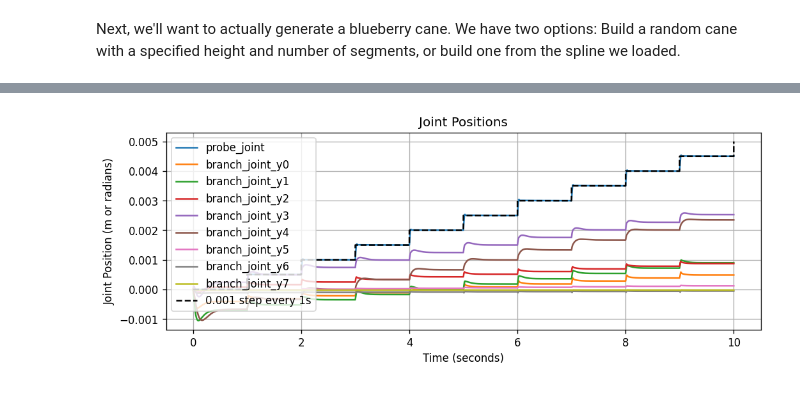
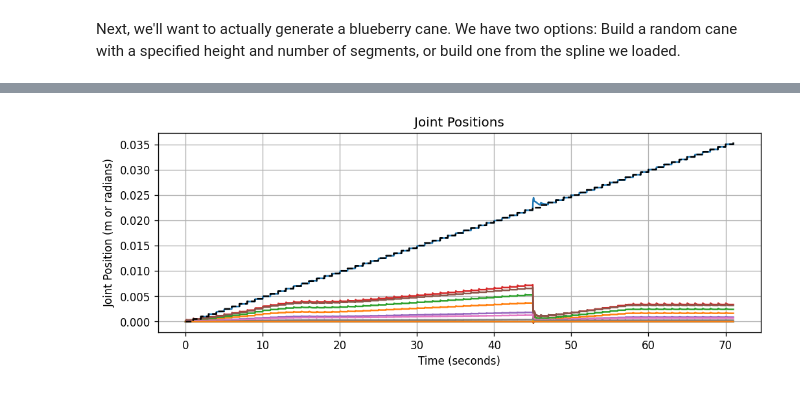
Before and after one commit to Intelligent-Machines-and-Materials-Lab/MuJoCoBlueberryModeling, a Jupyter notebook: src/branchSim.ipynb, the cells around one changed output, grey strips where cells are left out. Drawn from its saved outputs; the diff is of its cells as text; code cells hidden in the pictures.

```diff
--- a/src/branchSim.ipynb
+++ b/src/branchSim.ipynb
@@ -61,9 +63,9 @@ First, let's get the information we need from a real world blueberry cane.
 # %%
 USING_CLOUDCOMPARE = True
 USING_SPLINE = False
-BUSH_NUM = 1
-BRANCH_NUM = 1
-TRIAL_NUM = 1
+BUSH_NUM = 9
+BRANCH_NUM = 3
+TRIAL_NUM = 2
 
 if USING_CLOUDCOMPARE:
     segs_mm = splineconverter.segment_curve_from_cloudcompare('../data/ccCurves/B' + str(BUSH_NUM) + '_branch' + str(BRANCH_NUM) + '_smoothpolyline_minbb.txt',
@@ -462,12 +472,13 @@ class CaneEditor():
         """
         data = mujoco.MjData(self.model)
         data.qpos[:] = pos
-        with mujoco.Renderer(self.model) as renderer:
+        with mujoco.Renderer(self.model, height=480, width=640) as renderer:
             mujoco.mj_forward(self.model, data)
             renderer.update_scene(data)
             # cam = renderer.scene.camera[0]
             # print(f"Default camera position: {cam.pos}")
             media.show_image(renderer.render())
+
 
     def show_model_at_pos_with_camera(self, pos, cam_id=0):
         """
@@ -574,6 +585,12 @@ distance along branch to probe site: 0.011 m
 [interactive output not drawn]
 [interactive output not drawn]
 # %%
+# import forces from csv
+filename = "bush_" + str(BUSH_NUM) + "_branch_" + str(BRANCH_NUM) + "_trial_" + str(TRIAL_NUM) + ".csv"
+pushdata = pd.read_csv('../data/cropped_push_data/' + filename)
+TRIAL_LENGTH = pushdata.shape[0]
+print(f"Loaded push data from {filename} with {TRIAL_LENGTH} rows.")
+
 # initialize the state of the simulation
 data = mujoco.MjData(model)
 data.qpos[:] = zero_pos  # set the initial position to the initial contact point]
@@ -582,17 +599,18 @@ FRAMERATE = 60      # Frames per second for rendering
 # data.qpos[0] = init_probe_x  # set the initial position of the probe
 # init_probe_pos = contact_qpos[0]
 
-pid = PID(Kp=3000,Ki=500, Kd=350, output_limits=(-10, 50)) # with a feedforward controller
+pid = PID(Kp=3000,Ki=500, Kd=400, output_limits=(-10, 50)) # with a feedforward controller
 # pid = PID(Kp=150,Ki=20, Kd=10, output_limits=(-10, 50)) # without a feedforward controller
 
 # simulation-specific settings
-model.opt.timestep = .000005
+# model.opt.timestep = .000005
+model.opt.timestep = .00001
 model.opt.integrator = mujoco.mjtIntegrator.mjINT_IMPLICIT
 model.opt.solver = mujoco.mjtSolver.mjSOL_NEWTON
 model.opt.iterations = 150
 model.opt.tolerance = 1e-9
 
-DURATION = 10
+DURATION = TRIAL_LENGTH
 datacap_rate = 100 # Hz
 CTRL_POS = 0 # 1 mm
 pid.setpoint = 0
@@ -604,6 +622,9 @@ timevals = []
 posvals = []
 velvals = []
 forcevals = []
+pre_control_timevals = []
+pre_control_forcevals = []
+pre_control_posvals = []
 contact_x_forces = []
 frames_stepped = []
 
@@ -613,6 +634,9 @@ with mujoco.Renderer(model, width=640, height=480) as renderer:
   while data.time < DURATION:
     if time_since_last_ctrl_update >= CTRL_POS_UPDATE_RATE:
       time_since_last_ctrl_update = 0.0
+      pre_control_timevals.append(data.time)
+      pre_control_forcevals.append(data.actuator_force.copy())
+      pre_control_posvals.append(data.qpos.copy())
       CTRL_POS += 0.0005  # increase setpoint by 0.5 mm every update
       pid.setpoint = CTRL_POS
       # pid._integral = 0.0  # reset integral term to avoid windup
@@ -714,33 +740,33 @@ fig, ax = plt.subplots(figsize=figsize, dpi=dpi)
 pos_array = np.array(posvals)  # shape: (timesteps, njnt)
   # shape: (timesteps, njnt)
 for j in range(model.njnt):
     # Get joint name using the MuJoCo API
     joint_name = model.joint(j).name
     # don't plot if joint name contains "branch joint x"ArithmeticError
     if "x" not in joint_name:
         ax.plot(timevals, pos_array[:, j]-zero_pos[j], label=joint_name)
 
 
 ax.set_title("Joint Positions")
 ax.set_ylabel("Joint Position (m or radians)")
 ax.set_xlabel("Time (seconds)")
 
 # Add a reference line that steps up by 0.001 every 1 second
 step_height = 0.0005
 step_interval = 1.0
 step_times = np.arange(0, timevals[-1]+step_interval, step_interval)
 step_values = np.arange(0, step_height*len(step_times), step_height)
 # Interpolate to match the timevals for plotting as a step function
 step_ref = np.zeros_like(timevals)
 for i, t in enumerate(timevals):
     idx = np.searchsorted(step_times, t, side='right')
     step_ref[i] = step_values[idx-1]
 ax.step(timevals, step_ref, where='post', linestyle='--', color='black', label='0.001 step every 1s')
-ax.legend()
+# ax.legend()
 ax.grid(True)
 
 # filename = f"../images/plots/joint_positions_kv{int(model.actuator(0).gainprm[0])}_dt{model.opt.timestep}.png"
 # fig.savefig(filename)
 # %% [output]
-[figure, old version]
+[figure, new version]
 # %%
```
Also changed, not shown: parts of 11 cells of this notebook, 25 other files.
